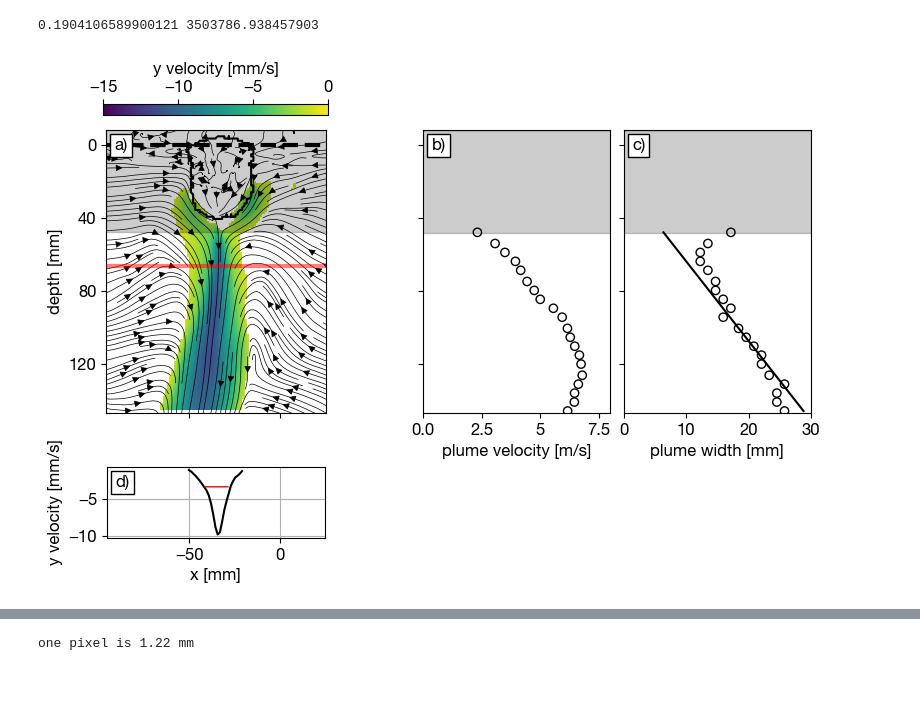
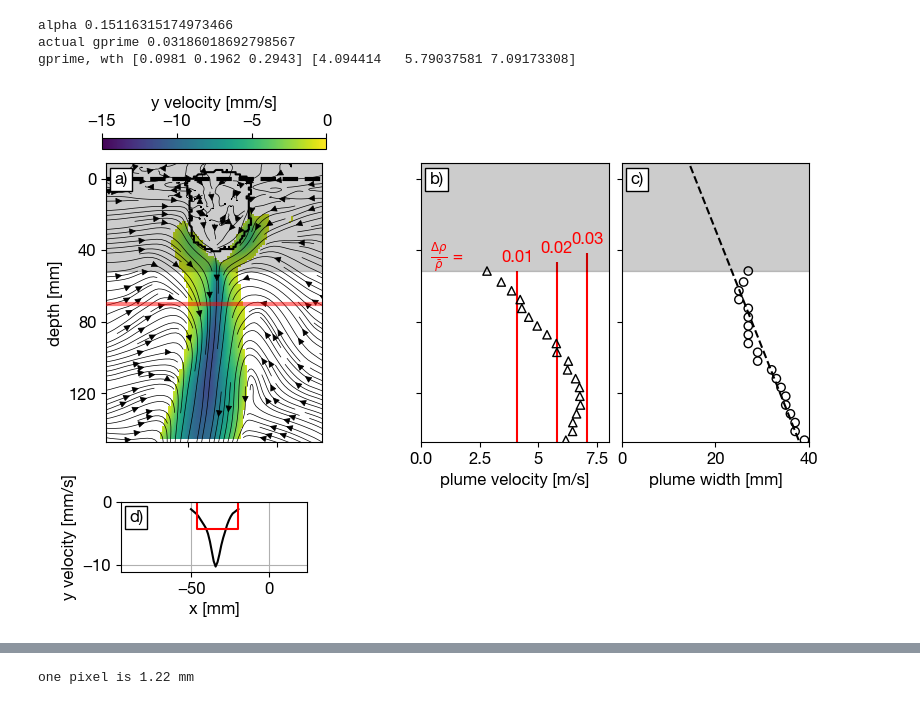
Before and after one commit to ebellincioni/floatingIce, a Jupyter notebook: 2024-05-20_plumes.ipynb, the cells around one changed output, grey strips where cells are left out. Cells and saved outputs as stored; diff of their text form; code cells hidden in the pictures.

```diff
--- a/2024-05-20_plumes.ipynb
+++ b/2024-05-20_plumes.ipynb
@@ -2,15 +2,15 @@
 from functions import *
 from scipy.optimize import curve_fit
 def fitpowerlaw(x,y,deg):
-    def powerlaw(x,coeff):
-        return coeff*x**deg
+    def powerlaw(x,inter,coeff):
+        return inter + coeff*x**deg
     popt, _ = curve_fit(f=powerlaw, xdata=x, ydata=y)
     return popt
 # %%
 pivDirectory = '/Users/edoardo/Library/CloudStorage/OneDrive-UniversityofTwente/floating/2023-12-06/'
 # chosen_salt,chosen_radius,chosen_time = 0.,0.025,'112113'#fresh 50mm
-chosen_salt,chosen_radius,chosen_time = 35.,0.025,'111510'# salty 50mm
-# chosen_salt,chosen_radius,chosen_time = 10.,0.0405,'095126' #salty 81mm
+chosen_salt,chosen_radius,chosen_time = 35.,0.025,'111510'# salty 50mm ONE FOR PAPER
+# chosen_salt,chosen_radius,chosen_time = 10.,0.0405,'095126' #salty 81mm GOOD ONE
 # chosen_salt,chosen_radius,chosen_time = 0.,0.025,'112901'#fresh 50mm
 
 it=-1
@@ -49,7 +49,8 @@ vi = np.reshape(v,(side,side))[::-1,:]
 for ic,contourPATH in enumerate(glob.glob(folder+'/*.csv')):
     contour = np.genfromtxt(contourPATH,dtype='float',delimiter=',')
     if contour.shape[1]!=2: contour = contour.T
-indexMinimum = np.min(-(contour/1024*128)[:,1].astype(int))-6 # location of bottom of ice, shifted down to go further from the ice
+    # print(f'radius = {np.sqrt(PolyArea(contour[:,1],contour[:,0])/np.pi)*1.22e-3/8}')
+indexMinimum = np.min(-(contour/1024*128)[:,1].astype(int))-9 # location of bottom of ice, shifted down to go further from the ice
 
 fig,axs = plt.subplot_mosaic([['a)','b)','c)'],['d)','.','.']],figsize=(8,5.3),
                              width_ratios=[1,0.5,0.5],
@@ -77,75 +78,88 @@ ax0.set(xlabel='',ylabel='depth [mm]',
 ax1 = axs['d)']
 velocityProfile = cleanVi[indexMinimum-15,:]*1000
 ax1.plot(xi,velocityProfile,c='k')
-# plumeVel = np.nanmean(velocityProfile)
-plumeVel = np.nansum(velocityProfile)/(np.sum(~np.isnan(velocityProfile))*(xi[1]-xi[0]))
-left, right = np.where(np.abs(np.gradient(np.sign(velocityProfile-plumeVel)))==1)[0][0],np.where(np.abs(np.gradient(np.sign(velocityProfile-plumeVel)))==1)[0][-1]
-b = abs(xi[left]-xi[right])
-# ax1.hlines(plumeVel,xi[left],xi[right],colors='red')
-ax1.annotate(xy=(xi[left],plumeVel),xytext=(xi[right],plumeVel),text='',
-             arrowprops=dict(arrowstyle='-',color='red'))
+w = np.nanmean(velocityProfile)
+b = np.nansum(velocityProfile)/w
+peakVel = np.nanmin(velocityProfile)
+ipeakVel = np.where(velocityProfile==peakVel)[0]+1
+ax1.plot([xi[ipeakVel]-b/2,xi[ipeakVel]-b/2,xi[ipeakVel]+b/2,xi[ipeakVel]+b/2],
+         [0,w,w,0],c='red')
 ax1.grid()
 ax1.set(xlim=(xi[0],25),
         title = '',#f'z = {yi[indexMinimum]:.2f} mm',
         xlabel='x [mm]',ylabel='y velocity [mm/s]',
-        aspect=4.1)
+        aspect=4.1,
+        ylim=(-11,0))
 
 
 ws = np.array([])
 bs = np.array([])
 zs = np.array([])
+qs = np.array([]) # downward momentum flux
 
 for _,iz in enumerate(np.linspace(-len(yi)+1,indexMinimum,20,dtype=int)):
     # print(iz,yi[iz])
     velocityProfile = cleanVi[iz,:]*1000
-    w = np.nanmean(cleanVi[iz,:]*1000)
+    w = np.nanmean(velocityProfile)
     # w = np.nansum(velocityProfile)/(np.sum(~np.isnan(velocityProfile))*(xi[1]-xi[0]))
     left, right = np.where(np.abs(np.gradient(np.sign(velocityProfile-w)))==1)[0][0],np.where(np.abs(np.gradient(np.sign(velocityProfile-w)))==1)[0][-1]
-    # test
-    # plt.title(yi[iz])
-    # plt.plot(xi,velocityProfile)
-    # plt.plot(xi,np.abs(np.gradient(np.sign(velocityProfile-w))))
-    # plt.hlines(w,xi[left],xi[right],colors='red')
-    # plt.grid()
-    # plt.show()
-    b = abs(xi[left]-xi[right])
+    b = np.nansum(velocityProfile)/w
+    qs = np.append(qs,np.nansum(velocityProfile))
     zs = np.append(zs,yi[iz])
     bs = np.append(bs,b)
     ws = np.append(ws,w)
 
 ax2 = axs['b)']
-ax2.scatter(-ws,-zs,facecolor='none',edgecolor='k')
+ax2.scatter(-ws,-zs,facecolor='none',edgecolor='k',marker='^')
 # ax1.plot(fitpowerlaw(x=-zs,y=-ws,deg=-1/3)*np.linspace(40,120,50)**(-1/3),
 #          np.linspace(40,120,50),)
 ax3 = axs['c)']
 ax3.scatter(bs,-zs,facecolor='none',edgecolor='k')
-ax3.plot(fitpowerlaw(zs,bs,1)*zs,-zs,c='k')
-alpha = -5*fitpowerlaw(zs,bs,1)[0]/6
-B = (fitpowerlaw(x=zs-np.min(zs)+1,y=-ws,deg=-1/3)[0]*6/5/alpha)**3*10/9/alpha
-print(alpha,B)
+ax3.plot(fitpowerlaw(zs,bs,1)[0] + fitpowerlaw(zs,bs,1)[1]*np.linspace(50,-200,50),
+         -np.linspace(50,-200,50),c='k',linestyle='--')
+z0 = abs(fitpowerlaw(bs,-zs,1)[0])+abs(yi[-indexMinimum])
+alpha = -fitpowerlaw(zs,bs,1)[1]
+print('alpha',alpha)
+Tp = 0. # plume temperature
+Sp = exp_sal # plume salinity
+gprime = g*abs(MH_rho(Tp,Sp)-MH_rho(20.,exp_sal))/np.mean((MH_rho(Tp,Sp),MH_rho(20.,exp_sal)))
+print('actual gprime',gprime)
+del gprime
+gprime = np.array([0.01,0.02,0.03])*g
+ws_theo = np.sqrt(z0*gprime)
+print('gprime, wth',gprime,ws_theo)
+
+for i,gi in enumerate(gprime):
+    ax2.vlines(ws_theo[i],-yi[0],-yi[indexMinimum]-5*i,colors='red',zorder=-1)
+    ax2.text(s=gi/g,x=ws_theo[i],y=-yi[indexMinimum]-5-5*i,c='red',
+             ha='center')
+ax2.text(s=r'  $\frac{\Delta \rho}{\bar{\rho}}$ =',y=-yi[indexMinimum]-5,x=0,c='red')
+
 for axi in [ax2,ax3]:
     axi.set(ylim=(-yi[-1],-yi[0]),
             yticks=[100,60,20,-20],yticklabels='',)
     axi.invert_yaxis()
-    axi.fill_between(np.linspace(xi[0],xi[-1],50),yi[indexMinimum],yi[-1],color='k',alpha=0.2)
+    axi.fill_between(np.linspace(xi[0],xi[-1],50),-yi[indexMinimum],-yi[-1],color='k',alpha=0.2)
 ax2.set(xlabel='plume velocity [m/s]',
         xlim=(0,8),
         xticks=[0.,2.5,5,7.5],xticklabels=[0.,2.5,5,7.5])
 ax3.set(xlabel='plume width [mm]',
-        xlim=(0,30),)
+        xlim=(0,40),)
 
 for label,axi in axs.items():
     axi.annotate(
         label,
         xy=(0, 1), xycoords='axes fraction',
         xytext=(+0.5, -0.5), textcoords='offset fontsize',
         verticalalignment='top',
         bbox=dict(facecolor='white', edgecolor='k', pad=3.0))
 
-plt.savefig('/Users/edoardo/Library/CloudStorage/OneDrive-UniversityofTwente/floating/graphics/plumeCharacteristics.pdf',format='pdf',bbox_inches='tight')
+# plt.savefig('/Users/edoardo/Library/CloudStorage/OneDrive-UniversityofTwente/floating/graphics/plumeCharacteristics.pdf',format='pdf',bbox_inches='tight')
 plt.show()
 
 del pivData
 # %% [output]
-0.1904106589900121 3503786.938457903
+alpha 0.15116315174973466
+actual gprime 0.03186018692798567
+gprime, wth [0.0981 0.1962 0.2943] [4.094414   5.79037581 7.09173308]
-[figure, old version]
+[figure, new version]
```
Also changed, not shown: parts of 2 cells of this notebook, 5 other files.
